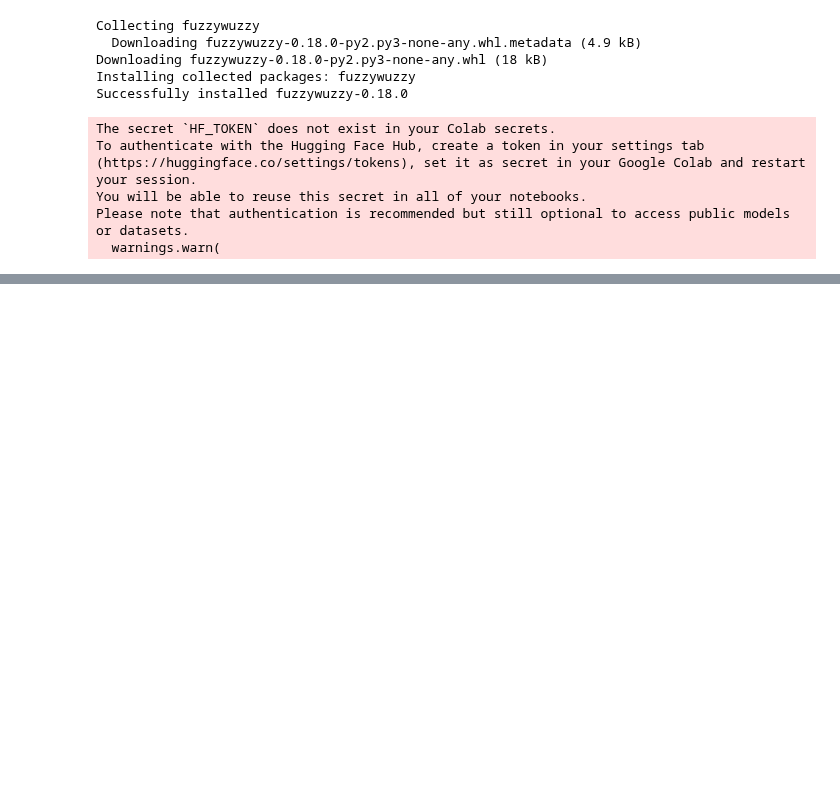
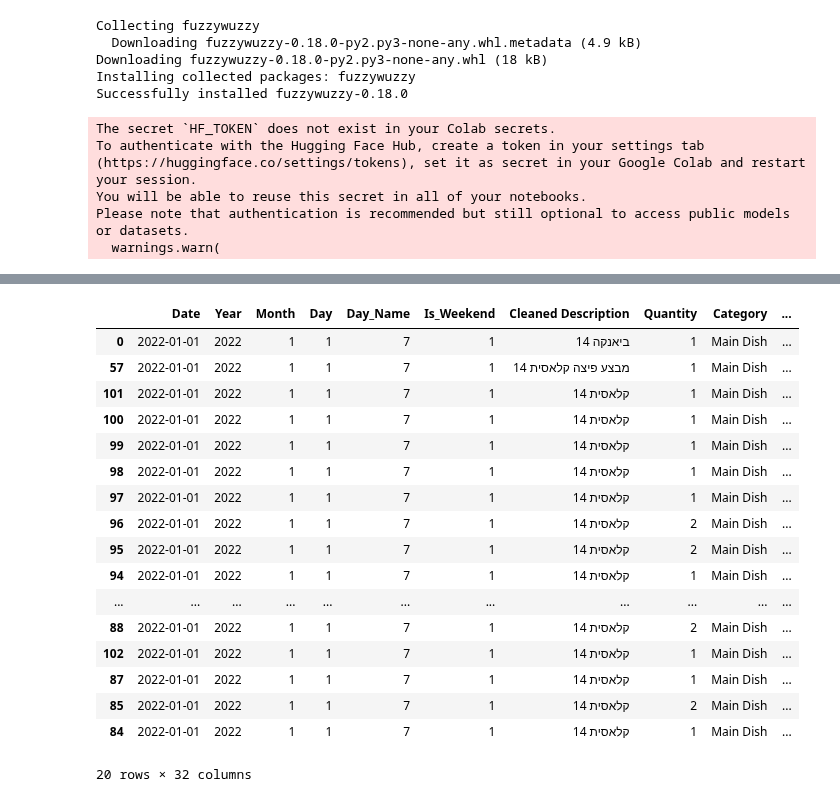
Before and after one commit to Edenshmuel/PapaJohns_Data_Science_Project, a Jupyter notebook: Temp.ipynb, the cells around one changed output, grey strips where cells are left out. Saved outputs shown, nothing was run; the diff lists cells and outputs as text; code cells hidden in the pictures; blank space fills up the shorter version.

```diff
--- a/Temp.ipynb
+++ b/Temp.ipynb
@@ -114,0 +137,21 @@ df_ready[
+# %%
+df_ready[df_ready["Category"] == "Main Dish"].head(20)
+# %% [output]
+|  | Date | Year | Month | Day | Day_Name | Is_Weekend | Cleaned Description | Quantity | Category | ... |
+| 0 | 2022-01-01 | 2022 | 1 | 1 | 7 | 1 | ביאנקה 14 | 1 | Main Dish | ... |
+| 57 | 2022-01-01 | 2022 | 1 | 1 | 7 | 1 | מבצע פיצה קלאסית 14 | 1 | Main Dish | ... |
+| 101 | 2022-01-01 | 2022 | 1 | 1 | 7 | 1 | קלאסית 14 | 1 | Main Dish | ... |
+| 100 | 2022-01-01 | 2022 | 1 | 1 | 7 | 1 | קלאסית 14 | 1 | Main Dish | ... |
+| 99 | 2022-01-01 | 2022 | 1 | 1 | 7 | 1 | קלאסית 14 | 1 | Main Dish | ... |
+| 98 | 2022-01-01 | 2022 | 1 | 1 | 7 | 1 | קלאסית 14 | 1 | Main Dish | ... |
+| 97 | 2022-01-01 | 2022 | 1 | 1 | 7 | 1 | קלאסית 14 | 1 | Main Dish | ... |
+| 96 | 2022-01-01 | 2022 | 1 | 1 | 7 | 1 | קלאסית 14 | 2 | Main Dish | ... |
+| 95 | 2022-01-01 | 2022 | 1 | 1 | 7 | 1 | קלאסית 14 | 2 | Main Dish | ... |
+| 94 | 2022-01-01 | 2022 | 1 | 1 | 7 | 1 | קלאסית 14 | 1 | Main Dish | ... |
+| ... | ... | ... | ... | ... | ... | ... | ... | ... | ... | ... |
+| 88 | 2022-01-01 | 2022 | 1 | 1 | 7 | 1 | קלאסית 14 | 2 | Main Dish | ... |
+| 102 | 2022-01-01 | 2022 | 1 | 1 | 7 | 1 | קלאסית 14 | 1 | Main Dish | ... |
+| 87 | 2022-01-01 | 2022 | 1 | 1 | 7 | 1 | קלאסית 14 | 1 | Main Dish | ... |
+| 85 | 2022-01-01 | 2022 | 1 | 1 | 7 | 1 | קלאסית 14 | 2 | Main Dish | ... |
+| 84 | 2022-01-01 | 2022 | 1 | 1 | 7 | 1 | קלאסית 14 | 1 | Main Dish | ... |
+20 rows × 32 columns
```
Also changed, not shown: parts of 8 cells of this notebook.
